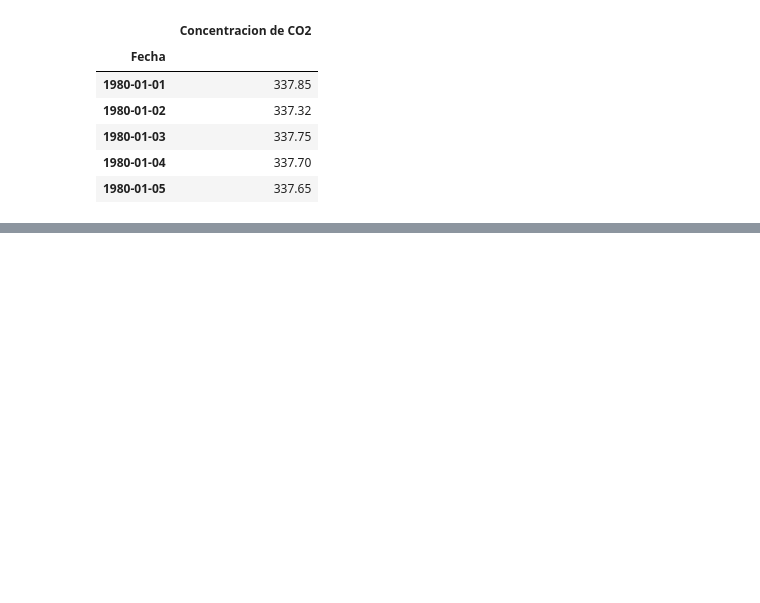
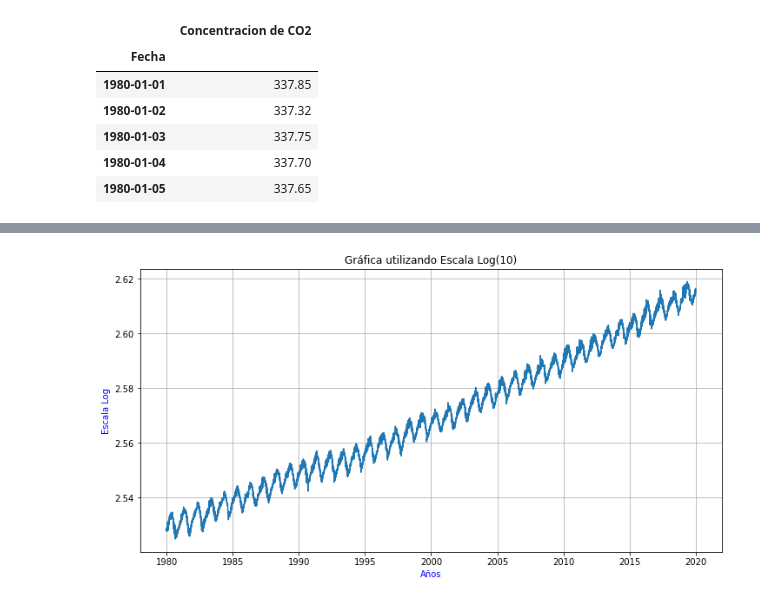
Before and after one commit to RaulACortez/FisicaComputacional1, a Jupyter notebook: FisicaComputacional1/Evaluación1/Evaluación1.ipynb, the cells around one changed output, grey strips where cells are left out. Saved outputs shown, nothing was run; the diff lists cells and outputs as text; code cells hidden in the pictures; blank space fills up the shorter version.

```diff
--- a/FisicaComputacional1/Evaluación1/Evaluación1.ipynb
+++ b/FisicaComputacional1/Evaluación1/Evaluación1.ipynb
@@ -187,3 +187,3 @@ Fecha
 Name: Concentracion de CO2, dtype: float64
 # %%
-ts_test = ts_80['Concentracion de CO2'].copy()
+ts_test = ts_80co2['Concentracion de CO2'].copy()
@@ -195,0 +204,11 @@ MissingDataError: ignored
+# %%
+#Calculamos el promedio móvil
+ts_test_log=np.log10(ts_test)
+plt.plot(ts_test_log)
+plt.xlabel('Años', color='b')
+plt.ylabel('Escala Log', color='b')
+plt.title('Gráfica utilizando Escala Log(10)')
+plt.grid()
+plt.show();
+# %% [output]
+[figure, added]
```
Also changed, not shown: parts of 16 cells of this notebook.
